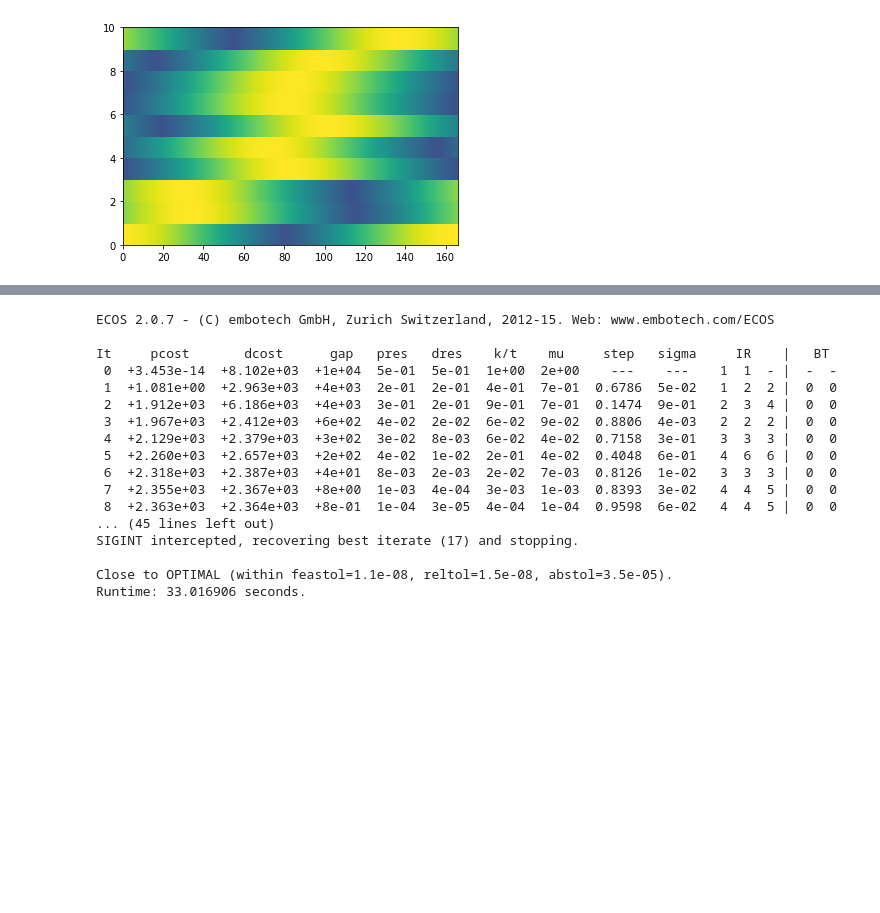
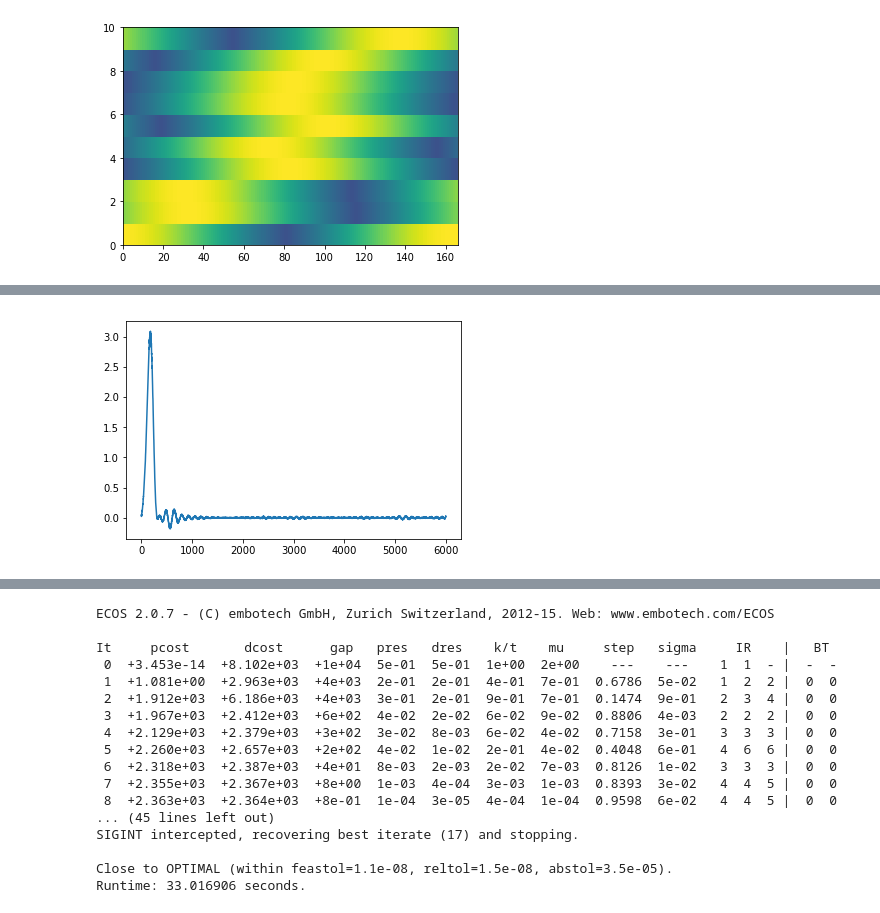
Before and after one commit to Ninjaneer32/immune-svm, a Jupyter notebook: scripts/Testing.ipynb, the cells around one changed output, grey strips where cells are left out. Saved outputs shown, nothing was run; the diff lists cells and outputs as text; code cells hidden in the pictures; blank space fills up the shorter version.

```diff
--- a/scripts/Testing.ipynb
+++ b/scripts/Testing.ipynb
@@ -497,0 +521,5 @@ Runtime: 23.188616 seconds.
+# %%
+plt.plot(H-pix.T.dot(Tcell))
+plt.show()
+# %% [output]
+[figure, added]
```
Also changed, not shown: parts of 14 cells of this notebook.
